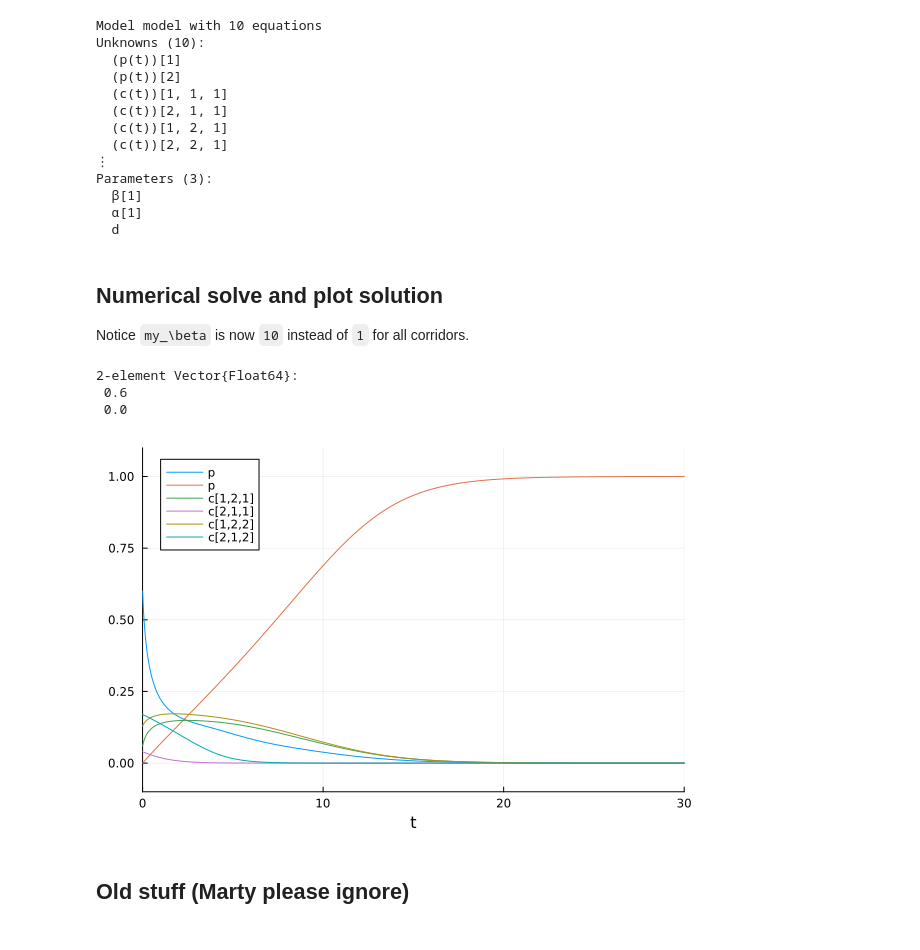
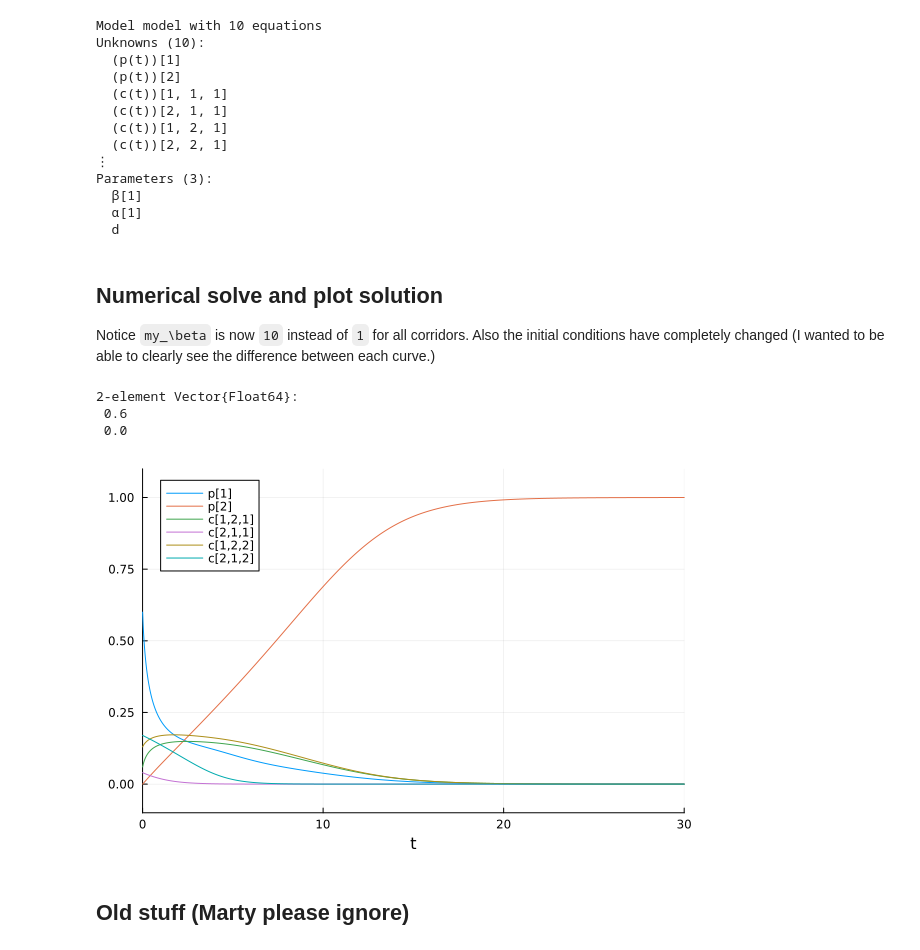
Before and after one commit to acossairt/traffic_air_quality_modeling, a Jupyter notebook: experiments_and_tutorials/2DvectorizedTraffic.ipynb, the cells around one changed output. Cells and saved outputs as stored; diff of their text form; code cells hidden in the pictures.

```diff
--- a/experiments_and_tutorials/2DvectorizedTraffic.ipynb
+++ b/experiments_and_tutorials/2DvectorizedTraffic.ipynb
@@ -210,43 +210,43 @@ Parameters (3):
   d
 # %% [markdown]
 ## Numerical solve and plot solution
-Notice `my_\beta` is now `10` instead of `1` for all corridors.
+Notice `my_\beta` is now `10` instead of `1` for all corridors. Also the initial conditions have completely changed (I wanted to be able to clearly see the difference between each curve.)
 # %%
 # build numerical problem to solve
 
 # Set parameters
 my_α = [1]     # Tolerance for congestion (assume same for patch 1 and patch 2)
 my_β = [10]    # Inverse road capacity (for now, assume same for all corridors)
 my_d = [1; 0]  # Fraction of population desiring to leave patch i
 
 # Set initial conditions (should sum to 1)
 # PatchMatrix: initial population of each patch
 pm = [0.6; 0.0]
 display(pm)
 # CorridorMatrix: initial population of each corridor
 cm = zeros(2,2,2)
 cm[1,2,1] = 0.06
 cm[2,1,1] = 0.04
 cm[1,2,2] = 0.13
 cm[2,1,2] = 0.17
 
 # Create problem
 prob = ODEProblem(model, [p=>pm,c=>cm], (0.0, 30), [α => my_α, β=>my_β, d=>my_d])
 
 #numerically solve the problem and plot it
 
 sol = solve(prob,Tsit5())
-plot(sol, idxs = (p[1]), ylim=(-0.1,1.1))
-plot!(sol, idxs = (p[2]), xlim=(0,30))
+plot(sol, idxs = (p[1]), ylim=(-0.1,1.1), label="p[1]")
+plot!(sol, idxs = (p[2]), xlim=(0,30), label="p[2]")
 plot!(sol, idxs = (c[1,2,1]), label="c[1,2,1]")
 plot!(sol, idxs = (c[2,1,1]), label="c[2,1,1]")
 plot!(sol, idxs = (c[1,2,2]), label="c[1,2,2]")
 plot!(sol, idxs = (c[2,1,2]), label="c[2,1,2]")
 # %% [output]
 2-element Vector{Float64}:
  0.6
  0.0
-[figure, old version]
+[figure, new version]
 # %% [markdown]
 ## Old stuff (Marty please ignore)
 # %%
```
Also changed, not shown: parts of 1 cell of this notebook.
